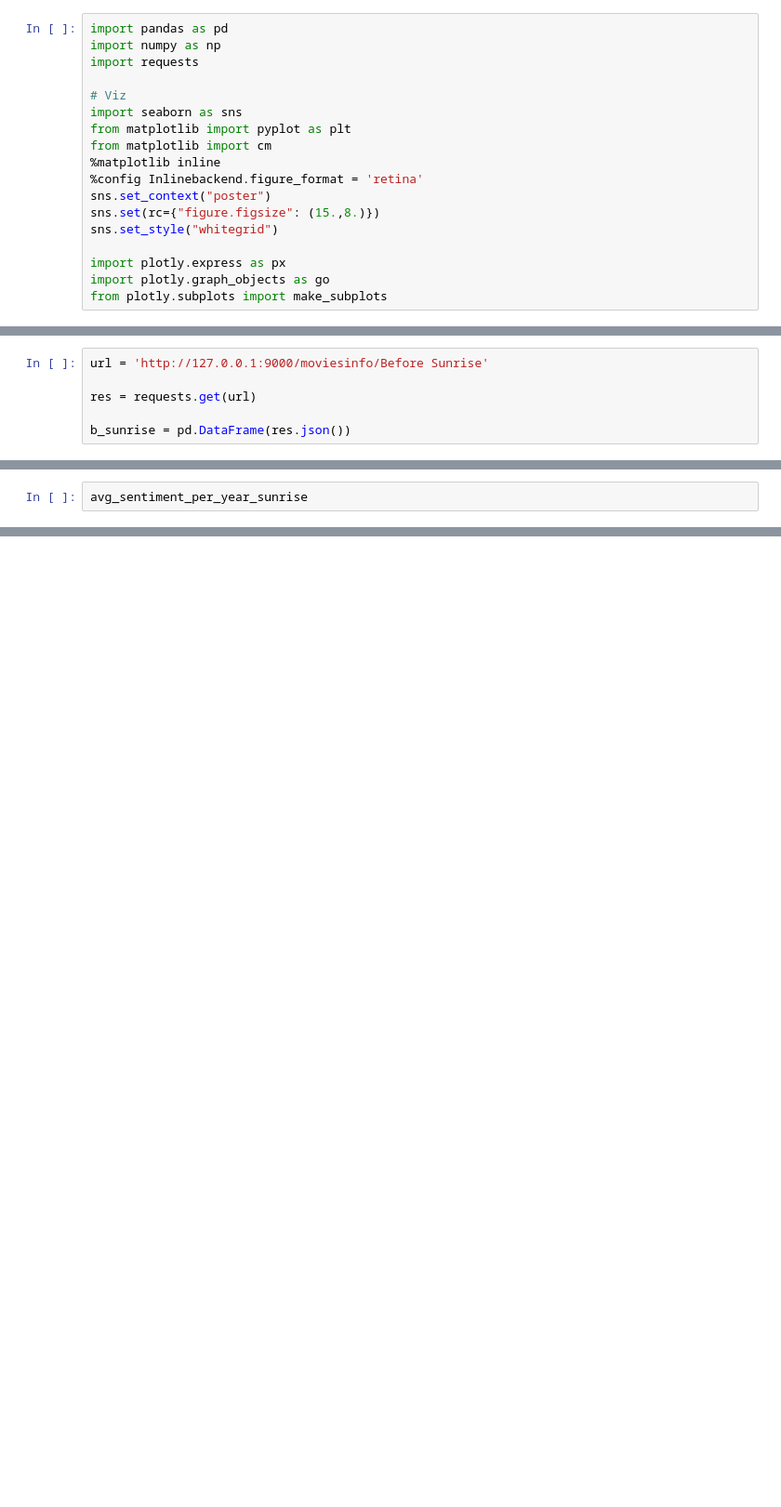
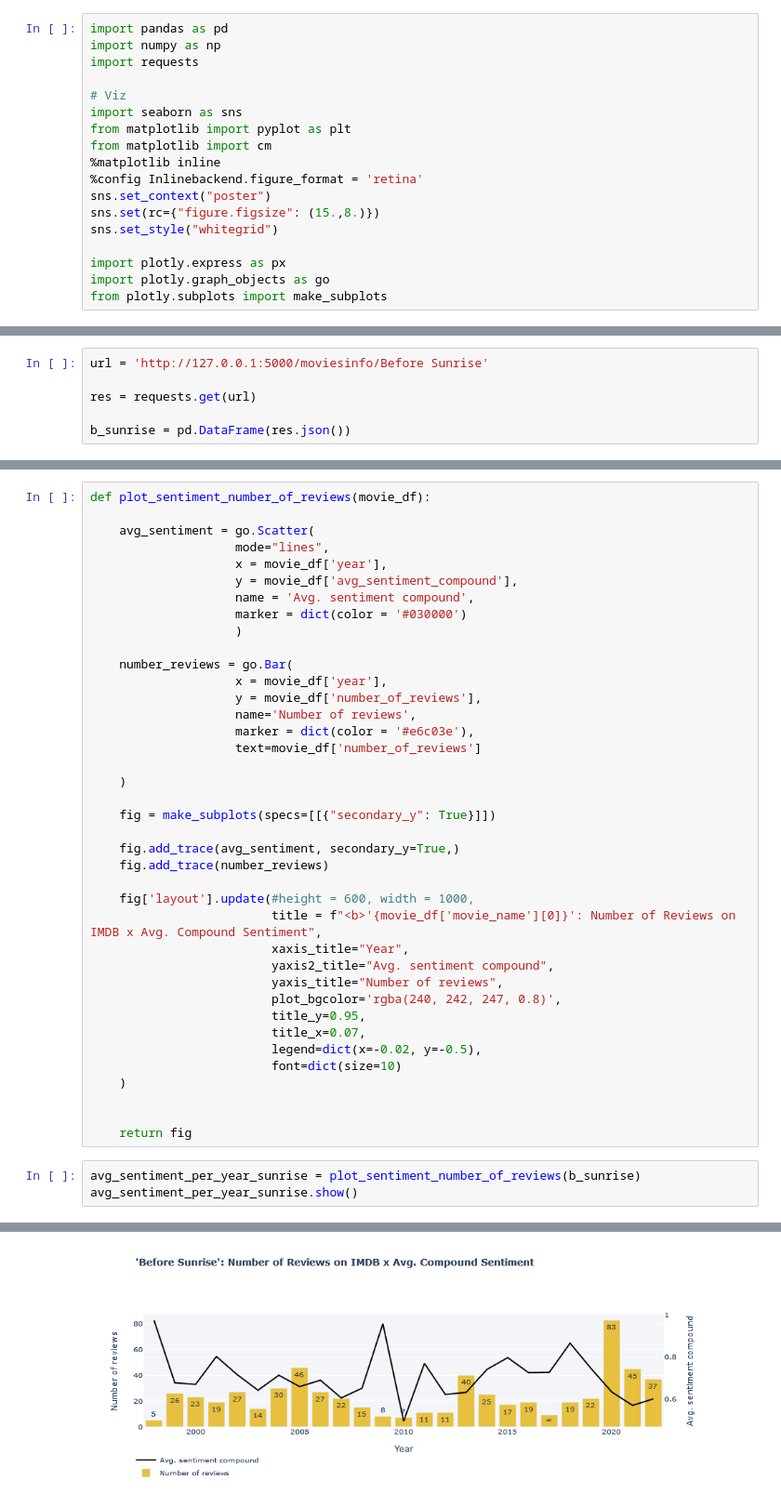
Before and after one commit to Maya-Souza/SQL-Database-and-Sentiment-Analysis-Before-Sunrise-Trilogy, a Jupyter notebook: requests_api + visualizations.ipynb, the cells around one changed output, grey strips where cells are left out. Shown at 93% size. Saved outputs shown, nothing was run; the diff lists cells and outputs as text; blank space fills up the shorter version.

```diff
--- a/requests_api + visualizations.ipynb
+++ b/requests_api + visualizations.ipynb
@@ -32,7 +32,7 @@ res.text
 # %% [output]
 'Review inserted!'
 # %%
-url = 'http://127.0.0.1:9000/moviesinfo/Before Sunrise'
+url = 'http://127.0.0.1:5000/moviesinfo/Before Sunrise'
 
 res = requests.get(url)
 
@@ -63,3 +80,43 @@ avg_sentiment_per_year_sunrise.add_bar(y = b_sunrise['number_of_reviews'], x = b
+# %%
+def plot_sentiment_number_of_reviews(movie_df):
+
+    avg_sentiment = go.Scatter(
+                    mode="lines",
+                    x = movie_df['year'],
+                    y = movie_df['avg_sentiment_compound'],
+                    name = 'Avg. sentiment compound',
+                    marker = dict(color = '#030000')
+                    )
+
+    number_reviews = go.Bar(
+                    x = movie_df['year'],
+                    y = movie_df['number_of_reviews'],
+                    name='Number of reviews',
+                    marker = dict(color = '#e6c03e'),
+                    text=movie_df['number_of_reviews']
+
+    )
+
+    fig = make_subplots(specs=[[{"secondary_y": True}]])
+
+    fig.add_trace(avg_sentiment, secondary_y=True,)
+    fig.add_trace(number_reviews)
+
+    fig['layout'].update(#height = 600, width = 1000,
+                         title = f"<b>'{movie_df['movie_name'][0]}': Number of Reviews on IMDB x Avg. Compound Sentiment",
+                         xaxis_title="Year",
+                         yaxis2_title="Avg. sentiment compound",
+                         yaxis_title="Number of reviews",
+                         plot_bgcolor='rgba(240, 242, 247, 0.8)',
+                         title_y=0.95,
+                         title_x=0.07,
+                         legend=dict(x=-0.02, y=-0.5),
+                         font=dict(size=10)
+    )
+
+
+    return fig
 # %%
-avg_sentiment_per_year_sunrise
+avg_sentiment_per_year_sunrise = plot_sentiment_number_of_reviews(b_sunrise)
+avg_sentiment_per_year_sunrise.show()
 # %% [output]
@@ -66,0 +123 @@ avg_sentiment_per_year_sunrise
+[figure, added]
```
Also changed, not shown: parts of 14 cells of this notebook.
